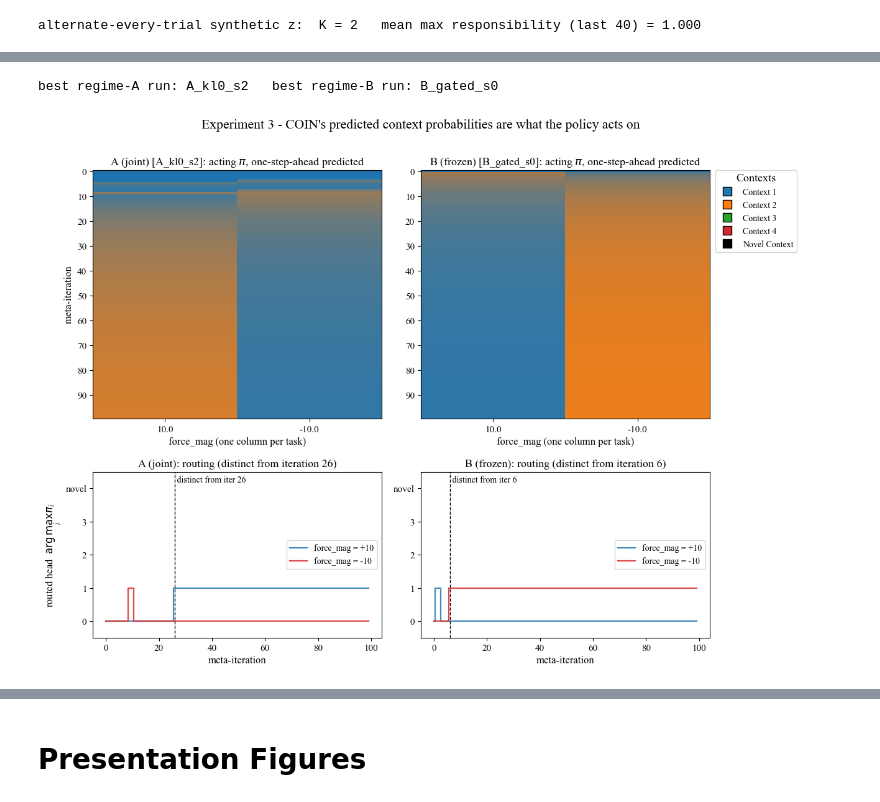
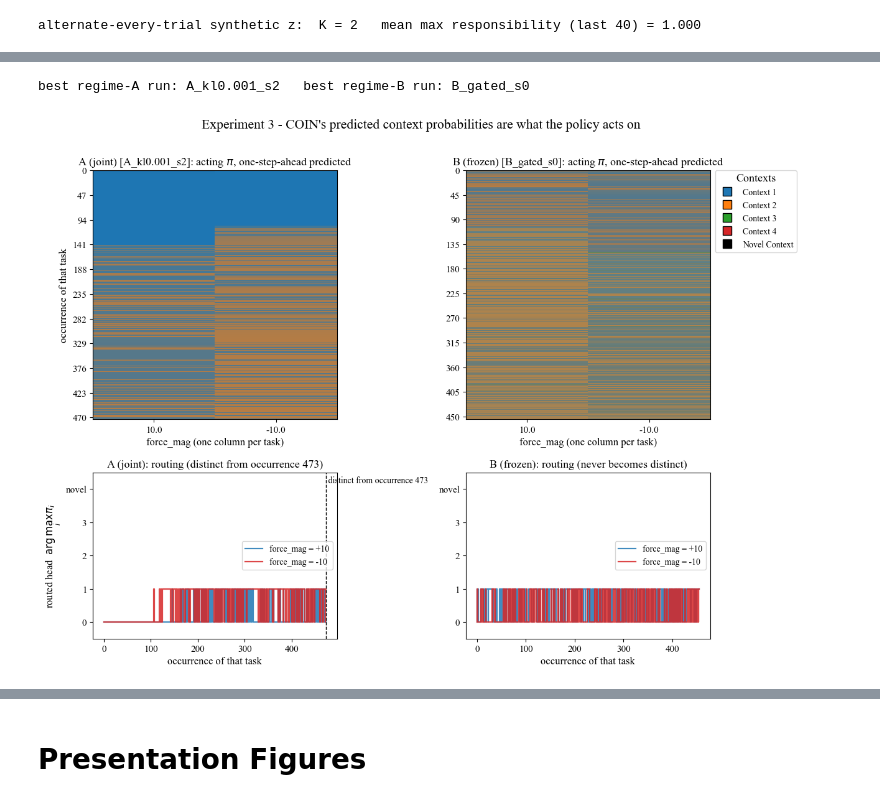
Before and after one commit to RichieRich2569/COINRL, a Jupyter notebook: basics.ipynb, the cells around one changed output, grey strips where cells are left out. Cells and saved outputs as stored; diff of their text form; code cells hidden in the pictures.

```diff
--- a/basics.ipynb
+++ b/basics.ipynb
@@ -1912,16 +2077,17 @@ both regimes - which is exactly why they are the wrong quantity to quote.
 # %%
 # --- Experiment 3: COIN's predicted probabilities, and the routing they produce -
-# No new runs: this re-reads the stored pi of the best run in each regime.  "Best" is
-# defined here rather than chosen by eye - distinct routed heads first, then return.
+# No new runs: this re-reads the stored pi of the best run in each regime, regrouped by
+# task occurrence since the chain visits the tasks irregularly.  "Best" is defined here
+# rather than chosen by eye - distinct routed heads first, then return.
 def pick_best(tags):
     def key(t):
         s = results[t]["summary"]
-        return (s["distinct_heads"], float(np.mean(s["return_last20_per_task"])))
+        return (s["distinct_heads"], float(np.nanmean(s["return_last20_per_task"])))
     return max(tags, key=key)
 
 
 def first_distinct(arr):
-    """First iteration from which the two tasks' argmax differ and never re-merge; -1 if
+    """First occurrence from which the two tasks' argmax differ and never re-merge; -1 if
     they are still sharing a head at the end."""
     diff = arr[:, 0] != arr[:, 1]
     if diff.size == 0 or not diff[-1]:
@@ -1940,61 +2106,71 @@ if not results[BEST_B]["summary"]["distinct_heads"]:
 fig, axes = plt.subplots(2, 2, figsize=(12.5, 9),
                          gridspec_kw={"height_ratios": [1.5, 1]})
 for col, (tag, label) in enumerate([(BEST_A, "A (joint)"), (BEST_B, "B (frozen)")]):
-    h, s = results[tag]["hist"], results[tag]["summary"]
-    pi = np.nan_to_num(h["pi"]).transpose(1, 0, 2)      # (task, iteration, context)
+    h = results[tag]["hist"]
+    pi = np.nan_to_num(task_stack(h, "pi"))             # (task, occurrence, context)
+    if pi.shape[1] == 0:                                # a task the chain never drew
+        axes[0, col].axis("off"); axes[1, col].axis("off")
+        print(f"{tag}: one of the tasks never occurred, so there is nothing to compare")
+        continue
 
     # (a) the acting weights themselves: hue = context head, brightness = probability
     plot_context_probabilities(pi, param_vals=np.asarray(TASKS), ax=axes[0, col],
                                min_intensity=0.05, legend=(col == 1))
     axes[0, col].set_xlabel("force_mag (one column per task)")
-    axes[0, col].set_ylabel("meta-iteration" if col == 0 else "")
+    axes[0, col].set_ylabel("occurrence of that task" if col == 0 else "")
     axes[0, col].set_title(f"{label} [{tag}]: acting $\\pi$, one-step-ahead predicted")
 
     # (b) the head each task is actually routed to
-    route = pi.argmax(axis=2)                            # (task, iteration)
+    route = pi.argmax(axis=2)                            # (task, occurrence)
     fd = first_distinct(route.T)
-    for sgm in range(S):
-        axes[1, col].step(np.arange(route.shape[1]), route[sgm], where="mid", lw=1.6,
-                          color=COLOURS[TASKS[sgm]], alpha=0.85, label=task_label(sgm))
+    for k in range(N_TASKS):
+        axes[1, col].step(np.arange(route.shape[1]), route[k], where="mid", lw=1.6,
+                          color=COLOURS[k], alpha=0.85, label=task_label(k))
     if fd >= 0:
         axes[1, col].axvline(fd, color="k", lw=1.0, ls="--")
-        axes[1, col].text(fd, len(CTX_IDS) - 0.6, f" distinct from iter {fd}", fontsize=10,
+        axes[1, col].text(fd, W - 0.6, f" distinct from occurrence {fd}", fontsize=10,
                           va="top")
-    axes[1, col].set_yticks(np.arange(len(CTX_IDS)))
+    axes[1, col].set_yticks(np.arange(W))
     axes[1, col].set_yticklabels([str(c) for c in CTX_IDS])
-    axes[1, col].set_ylim(-0.5, len(CTX_IDS) - 0.5)
-    axes[1, col].set_xlabel("meta-iteration")
+    axes[1, col].set_ylim(-0.5, W - 0.5)
+    axes[1, col].set_xlabel("occurrence of that task")
     axes[1, col].set_ylabel("routed head  $\\arg\\max_i \\pi_i$" if col == 0 else "")
     axes[1, col].set_title(f"{label}: routing "
-                           + (f"(distinct from iteration {fd})" if fd >= 0
+                           + (f"(distinct from occurrence {fd})" if fd >= 0
                               else "(never becomes distinct)"))
     axes[1, col].legend(loc="center right")
 
 fig.suptitle("Experiment 3 - COIN's predicted context probabilities are what the policy "
              "acts on", y=1.0)
 fig.tight_layout()
 plt.show()
 
 # --- the routing lag, in numbers ------------------------------------------------
-print("\nmean acting pi over the last 20 iterations (columns = context heads):")
+print("\nmean acting pi over each task's last 20 occurrences (columns = context heads):")
 for tag in (BEST_A, BEST_B):
+    pi = np.nan_to_num(task_stack(results[tag]["hist"], "pi"))
+    if pi.shape[1] == 0:
+        continue
     print(f"  {tag}:")
     print("          " + "  ".join(f"{str(c):>7}" for c in CTX_IDS))
-    for sgm in range(S):
-        p = np.nan_to_num(results[tag]["hist"]["pi"])[-20:, sgm].mean(axis=0)
-        print(f"  {TASKS[sgm]:+6.1f}  " + "  ".join(f"{v:7.3f}" for v in p))
+    for k in range(N_TASKS):
+        p = pi[k, -20:].mean(axis=0)
+        print(f"  {TASKS[k]:+6.1f}  " + "  ".join(f"{v:7.3f}" for v in p))
 
-print("\nwhen do the two tasks stop sharing a column?")
-print(f"{'run':>12}  {'z separates (iter)':>18}  {'pi (acting)':>12}  "
-      f"{'rho (post-obs)':>15}")
+print("\nwhen do the two tasks stop sharing a column?  (occurrence index)")
+print(f"{'run':>14}  {'z separates':>12}  {'pi (acting)':>12}  {'rho (post-obs)':>15}")
 for tag in (BEST_A, BEST_B):
     h = results[tag]["hist"]
-    gap = np.abs(h["z"][:, 0] - h["z"][:, 1])
+    if task_stack(h, "z").shape[1] == 0:
+        continue
+    gap = np.abs(np.diff(task_stack(h, "z"), axis=0)[0])
     z_it = int(np.argmax(gap > COIN_SEGMENT_THRESHOLD)) if (gap > COIN_SEGMENT_THRESHOLD).any() else -1
-    pi_it = first_distinct(np.nan_to_num(h["pi"]).argmax(axis=2))
-    rho_it = first_distinct(np.nan_to_num(h["rho"]).argmax(axis=2))
-    print(f"{tag:>12}  {z_it:>18d}  {pi_it:>12d}  {rho_it:>15d}")
-print("(-1 = never; z separates once |z(+10) - z(-10)| exceeds COIN's 0.15 threshold.)")
+    pi_it = first_distinct(np.nan_to_num(task_stack(h, "pi")).argmax(axis=2).T)
+    rho_it = first_distinct(np.nan_to_num(task_stack(h, "rho")).argmax(axis=2).T)
+    print(f"{tag:>14}  {z_it:>12d}  {pi_it:>12d}  {rho_it:>15d}")
+print(f"(-1 = never; z separates once |z(+10) - z(-10)| exceeds the "
+      f"{COIN_SEGMENT_THRESHOLD} reference, which\nis now a line rather than a threshold - "
+      "see the note on dynamic observation noise above.)")
 # %% [output]
-best regime-A run: A_kl0_s2   best regime-B run: B_gated_s0
+best regime-A run: A_kl0.001_s2   best regime-B run: B_gated_s0
-[figure, old version]
+[figure, new version]
```
Also changed, not shown: parts of 18 cells of this notebook, 13 other files.
